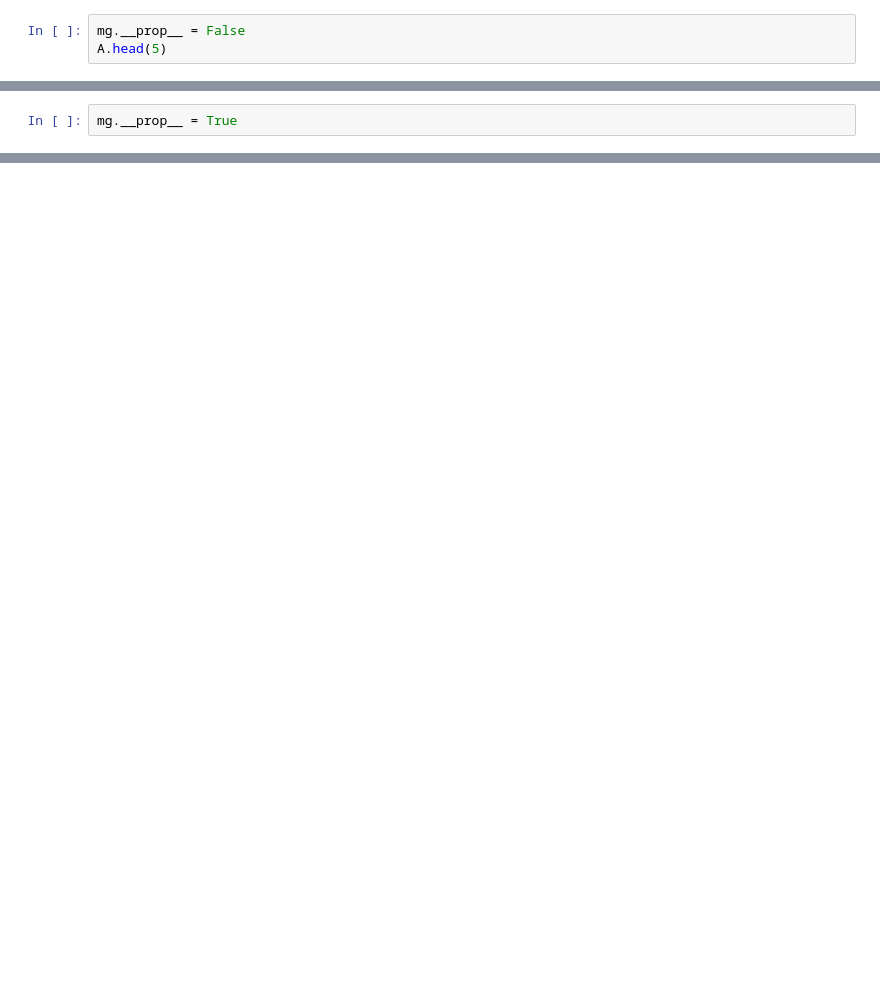
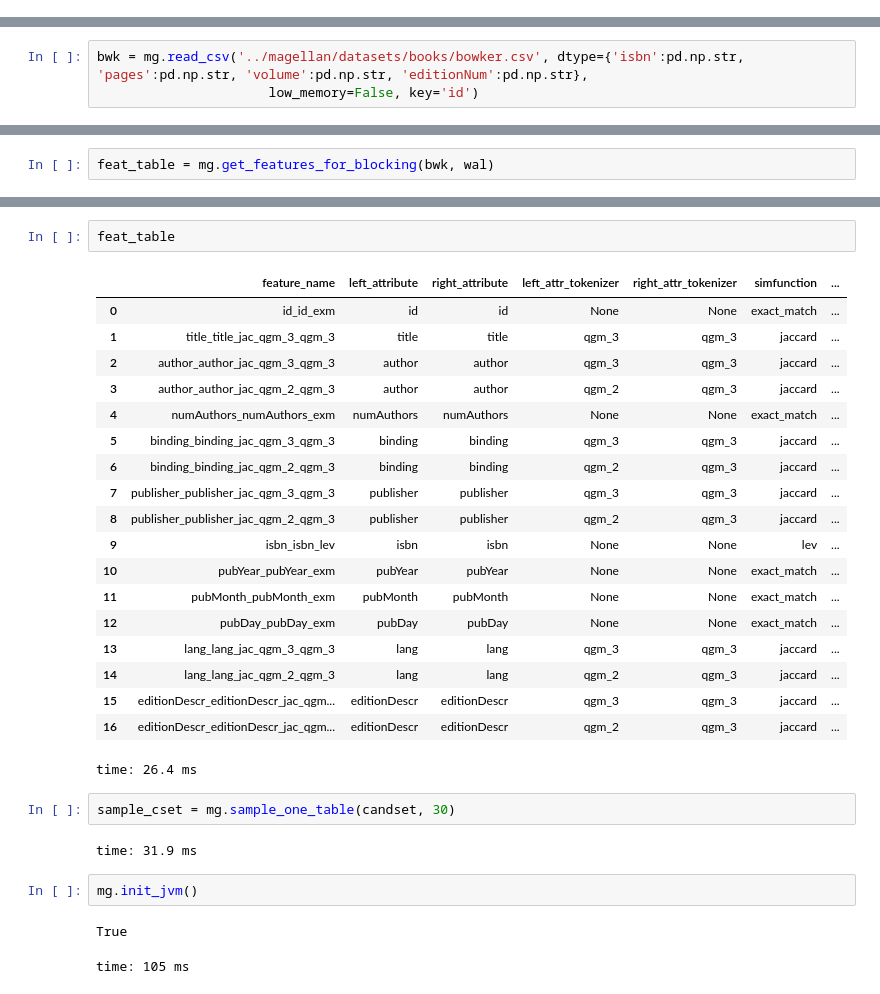
Before and after one commit to kvpradap/enrique, a Jupyter notebook: notebooks/Garage.ipynb, the cells around one changed output, grey strips where cells are left out. Cells and saved outputs as stored; diff of their text form; blank space fills up the shorter version.

```diff
--- a/notebooks/Garage.ipynb
+++ b/notebooks/Garage.ipynb
@@ -18,3 +14,0 @@ A.properties
-# %%
-mg.__prop__ = False
-A.head(5)
@@ -29,2 +14,0 @@ A.head(5)
-# %%
-mg.__prop__ = True
@@ -30,0 +26,3 @@ mg.__prop__ = True
+# %%
+bwk = mg.read_csv('../magellan/datasets/books/bowker.csv', dtype={'isbn':pd.np.str, 'pages':pd.np.str, 'volume':pd.np.str, 'editionNum':pd.np.str},
+                      low_memory=False, key='id')
@@ -30,0 +46,2 @@ mg.__prop__ = True
+# %%
+feat_table = mg.get_features_for_blocking(bwk, wal)
@@ -30,0 +53,31 @@ mg.__prop__ = True
+# %%
+feat_table
+# %% [output]
+|  | feature_name | left_attribute | right_attribute | left_attr_tokenizer | right_attr_tokenizer | simfunction | ... |
+| 0 | id_id_exm | id | id | None | None | exact_match | ... |
+| 1 | title_title_jac_qgm_3_qgm_3 | title | title | qgm_3 | qgm_3 | jaccard | ... |
+| 2 | author_author_jac_qgm_3_qgm_3 | author | author | qgm_3 | qgm_3 | jaccard | ... |
+| 3 | author_author_jac_qgm_2_qgm_3 | author | author | qgm_2 | qgm_3 | jaccard | ... |
+| 4 | numAuthors_numAuthors_exm | numAuthors | numAuthors | None | None | exact_match | ... |
+| 5 | binding_binding_jac_qgm_3_qgm_3 | binding | binding | qgm_3 | qgm_3 | jaccard | ... |
+| 6 | binding_binding_jac_qgm_2_qgm_3 | binding | binding | qgm_2 | qgm_3 | jaccard | ... |
+| 7 | publisher_publisher_jac_qgm_3_qgm_3 | publisher | publisher | qgm_3 | qgm_3 | jaccard | ... |
+| 8 | publisher_publisher_jac_qgm_2_qgm_3 | publisher | publisher | qgm_2 | qgm_3 | jaccard | ... |
+| 9 | isbn_isbn_lev | isbn | isbn | None | None | lev | ... |
+| 10 | pubYear_pubYear_exm | pubYear | pubYear | None | None | exact_match | ... |
+| 11 | pubMonth_pubMonth_exm | pubMonth | pubMonth | None | None | exact_match | ... |
+| 12 | pubDay_pubDay_exm | pubDay | pubDay | None | None | exact_match | ... |
+| 13 | lang_lang_jac_qgm_3_qgm_3 | lang | lang | qgm_3 | qgm_3 | jaccard | ... |
+| 14 | lang_lang_jac_qgm_2_qgm_3 | lang | lang | qgm_2 | qgm_3 | jaccard | ... |
+| 15 | editionDescr_editionDescr_jac_qgm... | editionDescr | editionDescr | qgm_3 | qgm_3 | jaccard | ... |
+| 16 | editionDescr_editionDescr_jac_qgm... | editionDescr | editionDescr | qgm_2 | qgm_3 | jaccard | ... |
+time: 26.4 ms
+# %%
+sample_cset = mg.sample_one_table(candset, 30)
+# %% [output]
+time: 31.9 ms
+# %%
+mg.init_jvm()
+# %% [output]
+True
+time: 105 ms
```
Also changed, not shown: parts of 19 cells of this notebook, 40 other files.
